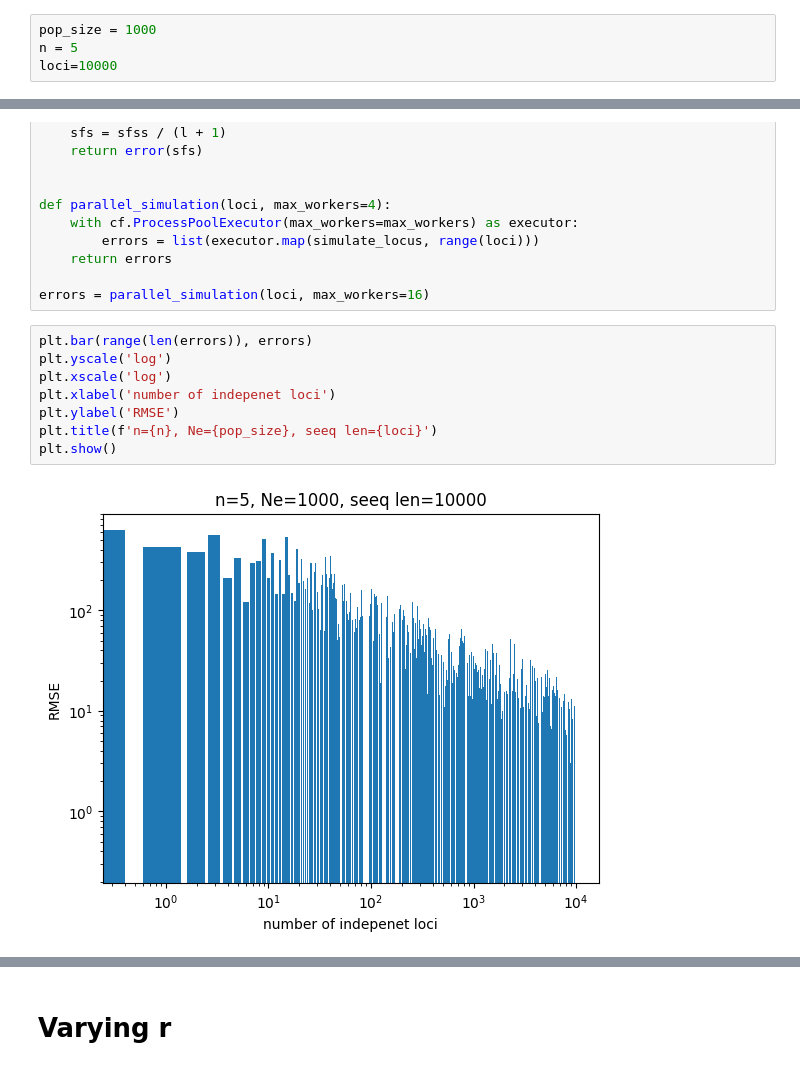
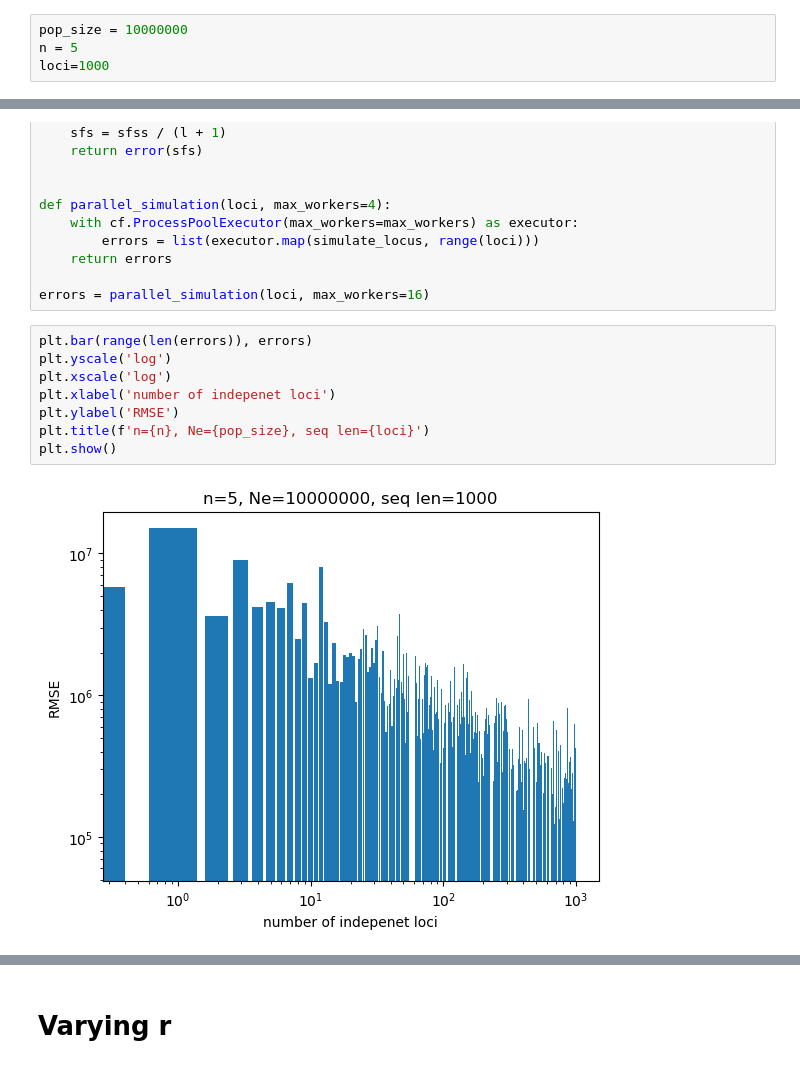
Before and after one commit to hossam26644/blockbuster_plot, a Jupyter notebook: Theoritical_plots/indp_trees.ipynb, the cells around one changed output, grey strips where cells are left out. Drawn from its saved outputs; the diff is of its cells as text.

```diff
--- a/Theoritical_plots/indp_trees.ipynb
+++ b/Theoritical_plots/indp_trees.ipynb
@@ -6,7 +9,7 @@ import concurrent.futures as cf
 # %%
-pop_size = 1000
+pop_size = 10000000
 n = 5
-loci=10000
+loci=1000
 # %%
 theoritical_sfs = [2*pop_size/(i+1) for i in range(n-1)]
 plt.bar(range(len(theoritical_sfs)), theoritical_sfs)
@@ -72,10 +75,10 @@ errors = parallel_simulation(loci, max_workers=16)
 # %%
 plt.bar(range(len(errors)), errors)
 plt.yscale('log')
 plt.xscale('log')
 plt.xlabel('number of indepenet loci')
 plt.ylabel('RMSE')
-plt.title(f'n={n}, Ne={pop_size}, seeq len={loci}')
+plt.title(f'n={n}, Ne={pop_size}, seq len={loci}')
 plt.show()
 # %% [output]
-[figure, old version]
+[figure, new version]
```
Also changed, not shown: parts of 12 cells of this notebook, 30 other files.
